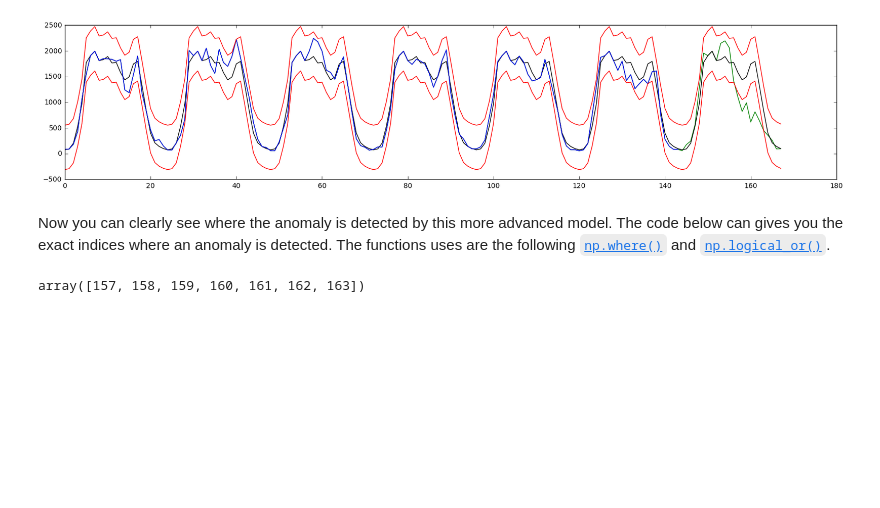
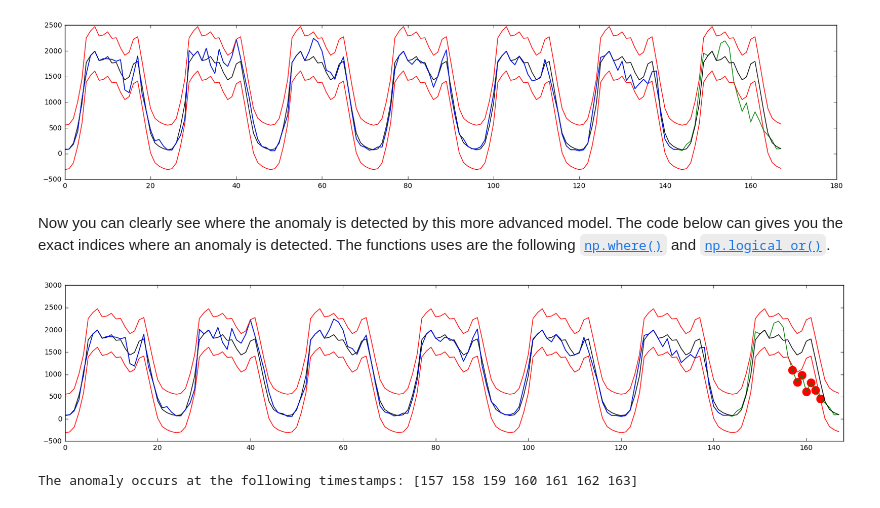
Before and after one commit to bartdevylder/bikecity-tutorial, a Jupyter notebook: Anomaly detection - solutions.ipynb, the cells around one changed output. Cells and saved outputs as stored; diff of their text form; code cells hidden in the pictures; blank space fills up the shorter version.

````diff
--- a/Anomaly detection - solutions.ipynb
+++ b/Anomaly detection - solutions.ipynb
@@ -129,7 +129,20 @@ plt.show()
 [figure]
 # %% [markdown]
 Now you can clearly see where the anomaly is detected by this more advanced model. The code below can gives you the exact indices where an anomaly is detected. The functions uses are the following [```np.where()```](https://docs.scipy.org/doc/numpy/reference/generated/numpy.where.html) and [```np.logical_or()```](http://docs.scipy.org/doc/numpy/reference/generated/numpy.logical_or.html).
-# %%
-np.where(np.logical_or(all_data < model_all + delta_min, all_data > model_all + delta_max))[0]
-# %% [output]
-array([157, 158, 159, 160, 161, 162, 163])
+# %%
+anomaly_timepoints = np.where(np.logical_or(all_data < model_all + delta_min, all_data > model_all + delta_max))[0]
+
+plt.figure(figsize=(20,4))
+plt.scatter(anomaly_timepoints, all_data[anomaly_timepoints], color='r', linewidth=8)
+plt.plot(all_data, color='g')
+plt.plot(model_all, color='k')
+plt.plot(past, color='b')
+plt.plot(model_all + delta_max, color='r')
+plt.plot(model_all + delta_min, color='r')
+plt.xlim(0, len(all_data))
+plt.show()
+
+print 'The anomaly occurs at the following timestamps:', anomaly_timepoints
+# %% [output]
+[figure, added]
+The anomaly occurs at the following timestamps: [157 158 159 160 161 162 163]
````
Also changed, not shown: 1 other file.
